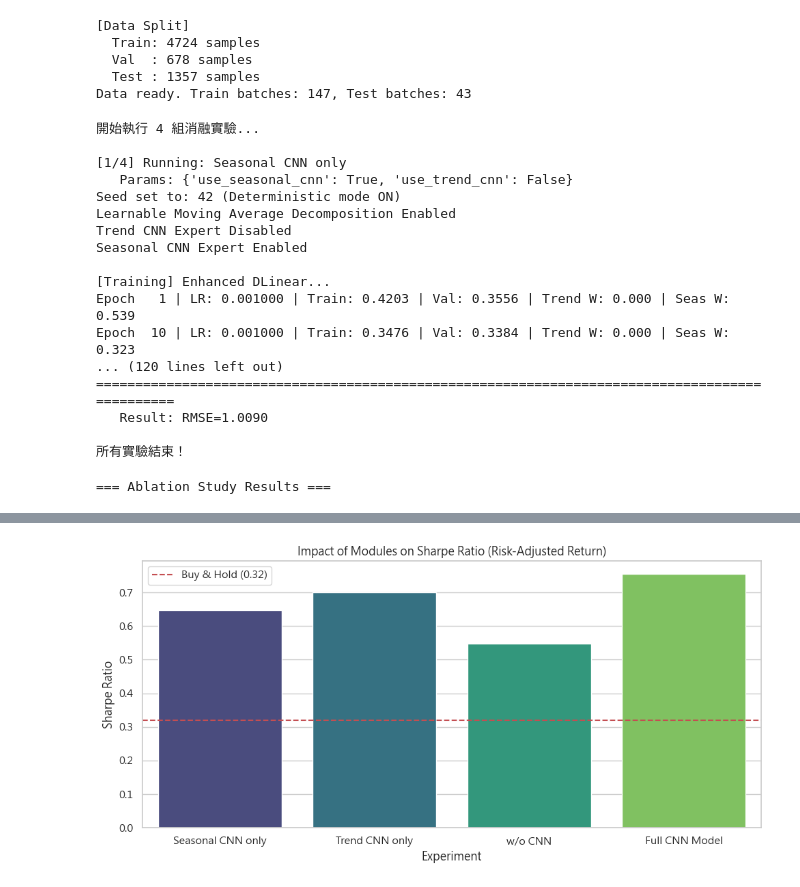
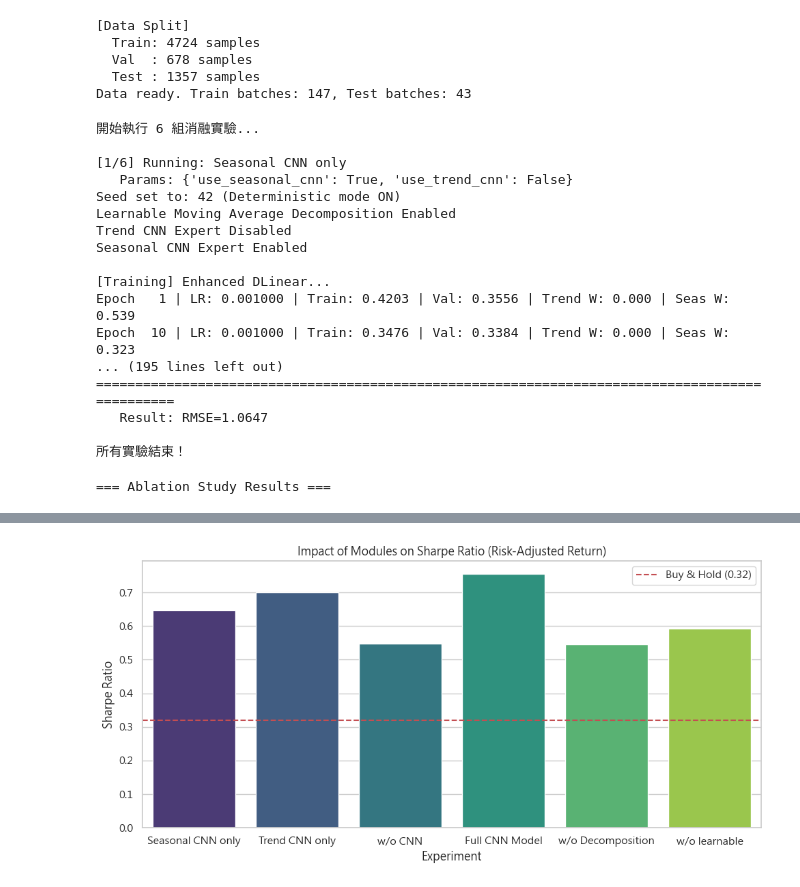
Before and after one commit to nush-cc/paper, a Jupyter notebook: script/ablation.ipynb, the cells around one changed output, grey strips where cells are left out. Cells and saved outputs as stored; diff of their text form; code cells hidden in the pictures.

```diff
--- a/script/ablation.ipynb
+++ b/script/ablation.ipynb
@@ -109,11 +109,22 @@ ablation_experiments = [
         "name": "Full CNN Model",
         "params": {"use_seasonal_cnn": True, "use_trend_cnn": True},  # 啟用 CNN
     },
-    # {
-    #     "name": "w/o Decomposition",
-    #     "params": {"use_decomp": False},  # 關閉序列分解
-    # },
-    # {"name": "w/o learnable", "params": {"use_learnable": False}},
+    {
+        "name": "w/o Decomposition",
+        "params": {
+            "use_seasonal_cnn": True,
+            "use_trend_cnn": True,
+            "use_decomp": False,
+        },  # 關閉序列分解
+    },
+    {
+        "name": "w/o learnable",
+        "params": {
+            "use_seasonal_cnn": True,
+            "use_trend_cnn": True,
+            "use_learnable": False,
+        },
+    },
 ]
 # %%
 results = []
@@ -168,9 +179,9 @@ for i, exp in enumerate(ablation_experiments):
 
 print("所有實驗結束！")
 # %% [output]
-開始執行 4 組消融實驗...
+開始執行 6 組消融實驗...
 
-[1/4] Running: Seasonal CNN only
+[1/6] Running: Seasonal CNN only
    Params: {'use_seasonal_cnn': True, 'use_trend_cnn': False}
 Seed set to: 42 (Deterministic mode ON)
 Learnable Moving Average Decomposition Enabled
@@ -180,9 +191,9 @@ Seasonal CNN Expert Enabled
 [Training] Enhanced DLinear...
 Epoch   1 | LR: 0.001000 | Train: 0.4203 | Val: 0.3556 | Trend W: 0.000 | Seas W: 0.539
 Epoch  10 | LR: 0.001000 | Train: 0.3476 | Val: 0.3384 | Trend W: 0.000 | Seas W: 0.323
-... (120 lines left out)
+... (195 lines left out)
 ===============================================================================================
-   Result: RMSE=1.0090
+   Result: RMSE=1.0647
 
 所有實驗結束！
 # %%
@@ -220,9 +231,7 @@ else:
 
     # 4. 顯示並 Highlight 最佳值
     display(
-        df_display.style.highlight_min(
-            subset=["RMSE_Final"], color="lightgreen", axis=0
-        )
+        df_display.style.highlight_min(subset=["RMSE_Final"], color="green", axis=0)
         .highlight_max(
             subset=[
                 c
@@ -235,7 +244,7 @@ else:
                 ]
                 if c in final_cols
             ],
-            color="lightgreen",
+            color="green",
             axis=0,
         )
         .format(
@@ -284 +295 @@ else:
-[figure, old version]
+[figure, new version]
```
Also changed, not shown: parts of 1 cell of this notebook, 1 other file.
